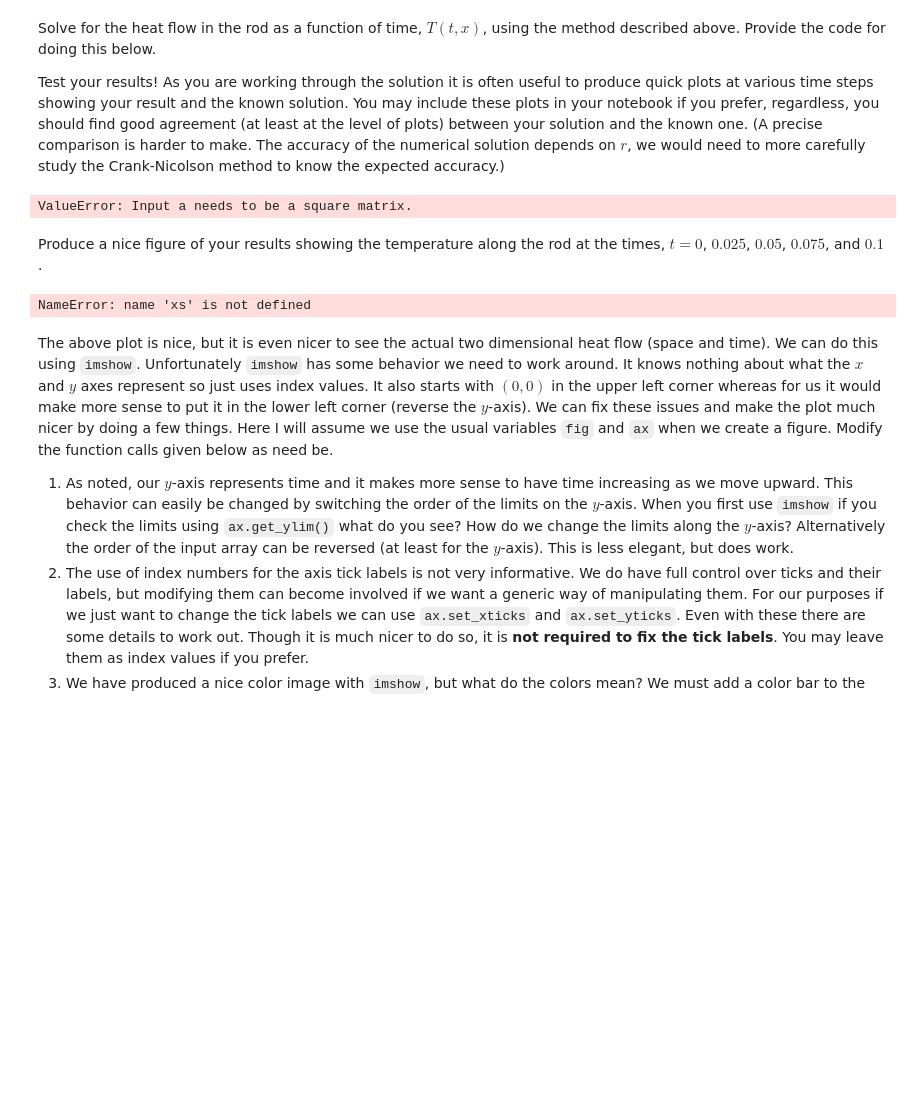
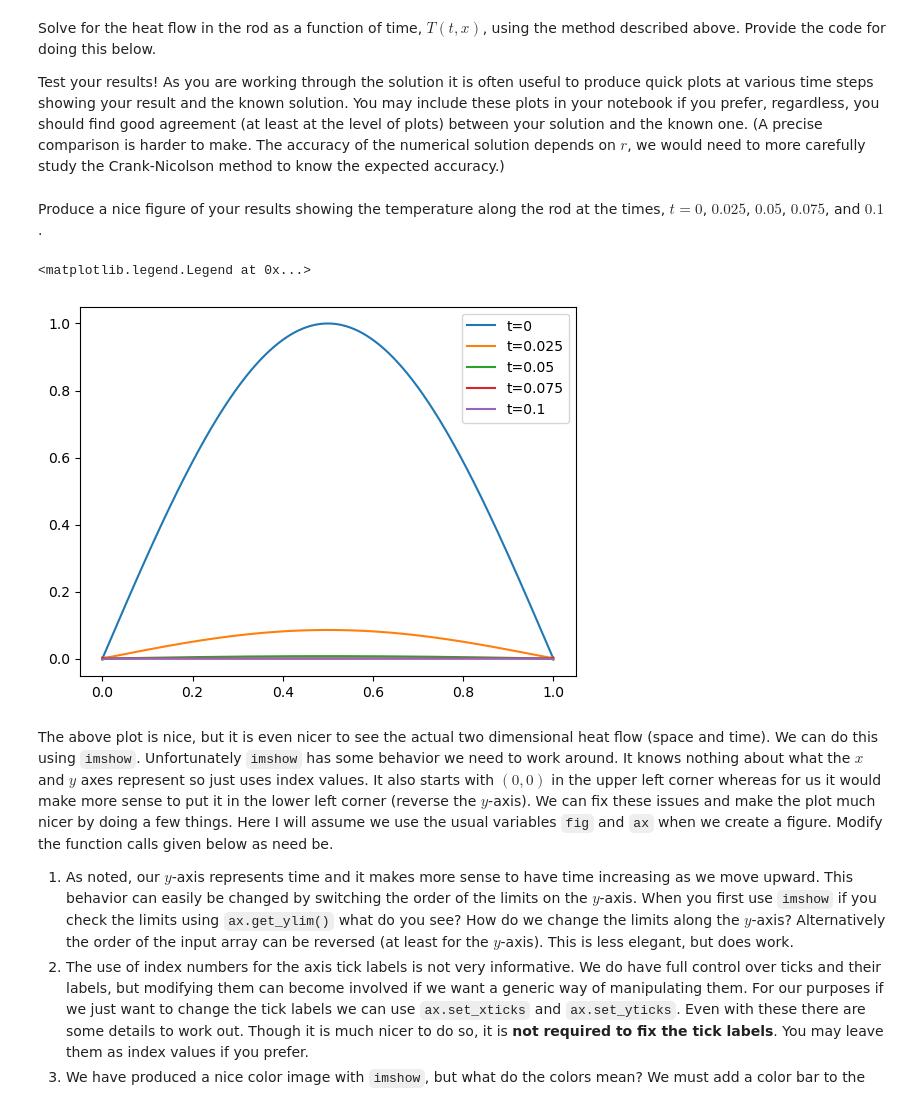
Before and after one commit to SerenaLynas/p250-spring-2026, a Jupyter notebook: labs/Lab07.ipynb, the cells around one changed output. Drawn from its saved outputs; the diff is of its cells as text; code cells hidden in the pictures; blank space fills up the shorter version.

```diff
--- a/labs/Lab07.ipynb
+++ b/labs/Lab07.ipynb
@@ -75,26 +75,25 @@ The accuracy of the numerical solution depends on $r$, we would need to more car
 # %%
 N = 1001
 T = np.empty((N, N))
-xs = np.linspace(0, 1000, N, endpoint=True)
+xs = np.linspace(0, 1, N, endpoint=True)
 T[0] = np.sin(np.pi * xs)
 dt = 1e-4
 r = dt/(2 * dt**2)
 A = coefficient_matrix(N, r)
 
 for i in range(1, N):
-    T[i] = la.solve(A, tau(T[i - 1], r))
+    T[i] = la.solve_banded((1, 1), A, tau(T[i - 1], r))
-# %% [output]
-ValueError: Input a needs to be a square matrix.
 # %% [markdown]
 Produce a nice figure of your results showing the temperature along the rod at the times, $t=0$, $0.025$, $0.05$, $0.075$, and $0.1$.
 # %%
 for t in [0, 0.025, 0.05, 0.075, 0.1]:
-    i = t * 1000
+    i = int(t * 1000)
     plt.plot(xs, T[i], label=f"t={t}")
 
 plt.legend()
 # %% [output]
-NameError: name 'xs' is not defined
+<matplotlib.legend.Legend at 0x...>
+[figure, added]
 # %% [markdown]
 The above plot is nice, but it is even nicer to see the actual two dimensional heat flow (space and time).
 We can do this using `imshow`.
```
Also changed, not shown: parts of 2 cells of this notebook.
